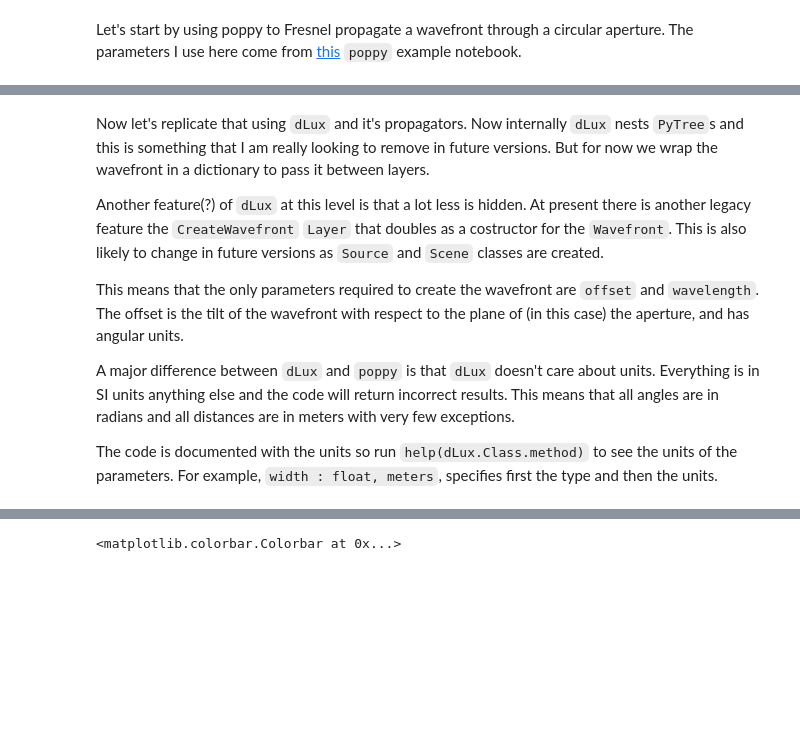
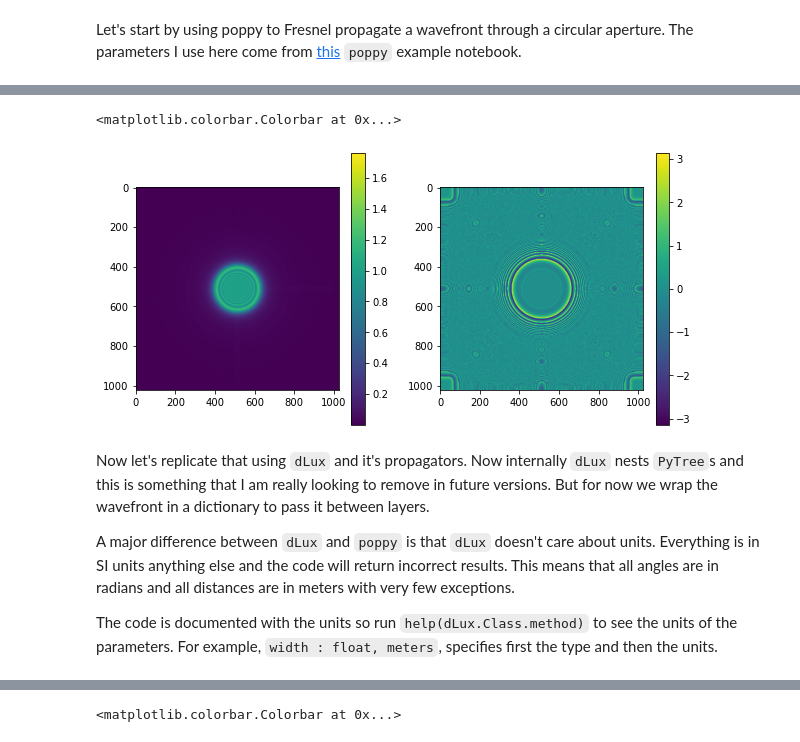
Before and after one commit to anand0xff/dLux, a Jupyter notebook: dLux/dev/FresnelExample.ipynb, the cells around one changed output, grey strips where cells are left out. Saved outputs shown, nothing was run; the diff lists cells and outputs as text; code cells hidden in the pictures; blank space fills up the shorter version.

```diff
--- a/dLux/dev/FresnelExample.ipynb
+++ b/dLux/dev/FresnelExample.ipynb
@@ -19,9 +28,9 @@ Let's start by using poppy to Fresnel propagate a wavefront through a circular a
 # %%
-p_wavefront = FresnelWavefront(0.5 * meter, wavelength=2200e-9, npix=256,
-                               oversample=4)
-
-p_wavefront *= PCircularAperture(radius=0.5)
-
-# These two seem to match. Note there is no normalisation or shift.
-# p_wavefront._fft()
-# field = np.fft.ifft2(p_wavefront.wavefront)
+pyplot.figure(figsize=(10, 5))
+pyplot.subplot(1, 2, 1)
+pyplot.imshow(np.abs(field))
+pyplot.colorbar()
+pyplot.subplot(1, 2, 2)
+pyplot.imshow(np.angle(field))
+pyplot.colorbar()
+# %% [output]
@@ -28,9 +38,7 @@ p_wavefront *= PCircularAperture(radius=0.5)
+<matplotlib.colorbar.Colorbar at 0x...>
+[figure, added]
 # %% [markdown]
 Now let's replicate that using `dLux` and it's propagators. Now internally `dLux` nests `PyTree`s and this is something that I am really looking to remove in future versions. But for now we wrap the wavefront in a dictionary to pass it between layers.
-
-Another feature(?) of `dLux` at this level is that a lot less is hidden. At present there is another legacy feature the `CreateWavefront` `Layer` that doubles as a costructor for the `Wavefront`. This is also likely to change in future versions as `Source` and `Scene` classes are created.
-
-This means that the only parameters required to create the wavefront are `offset` and `wavelength`. The offset is the tilt of the wavefront with respect to the plane of (in this case) the aperture, and has angular units.
 
 A major difference between `dLux` and `poppy` is that `dLux` doesn't care about units. Everything is in SI units anything else and the code will return incorrect results. This means that all angles are in radians and all distances are in meters with very few exceptions.
 
```
Also changed, not shown: parts of 32 cells of this notebook, 1 other file.
